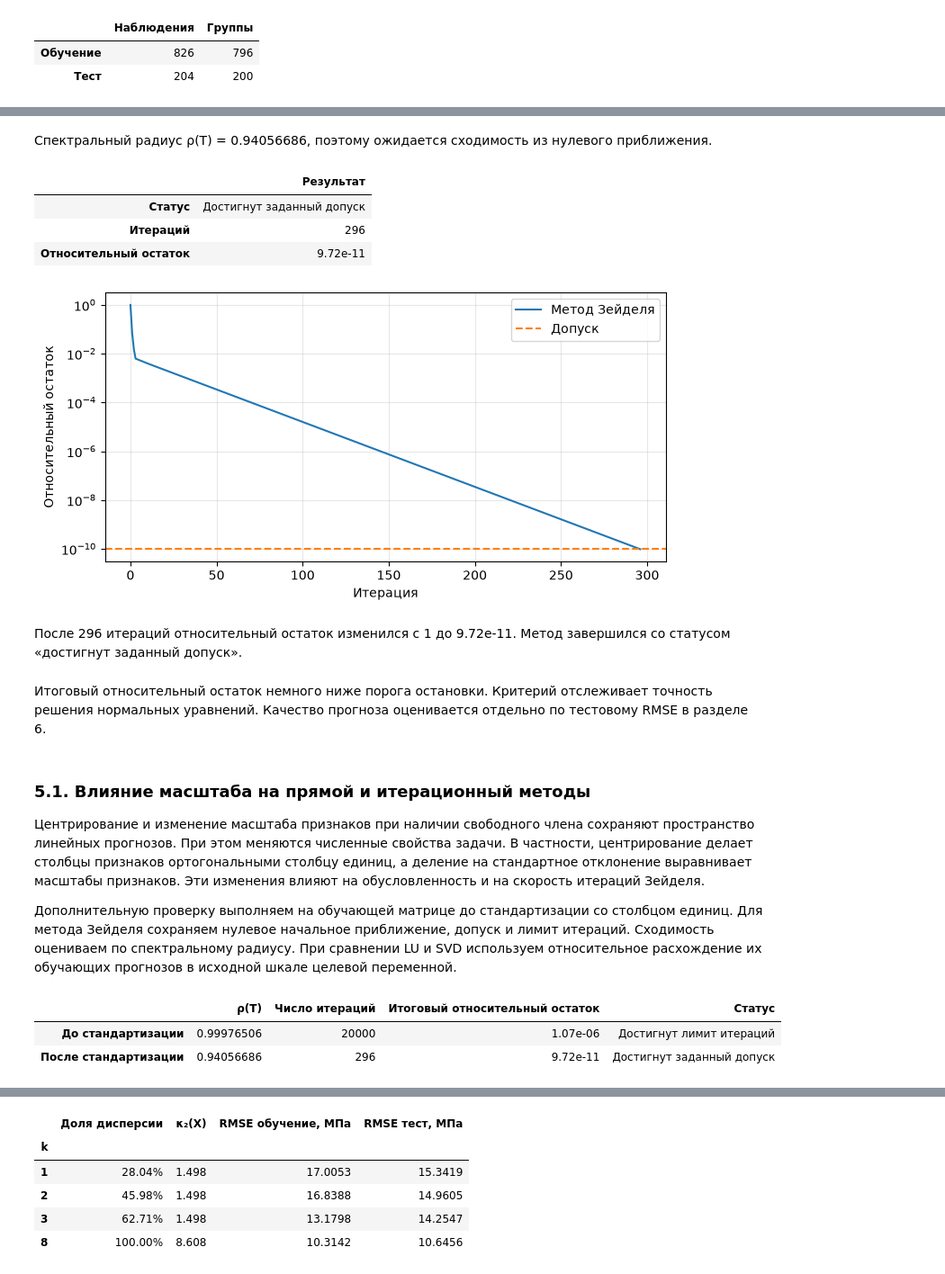
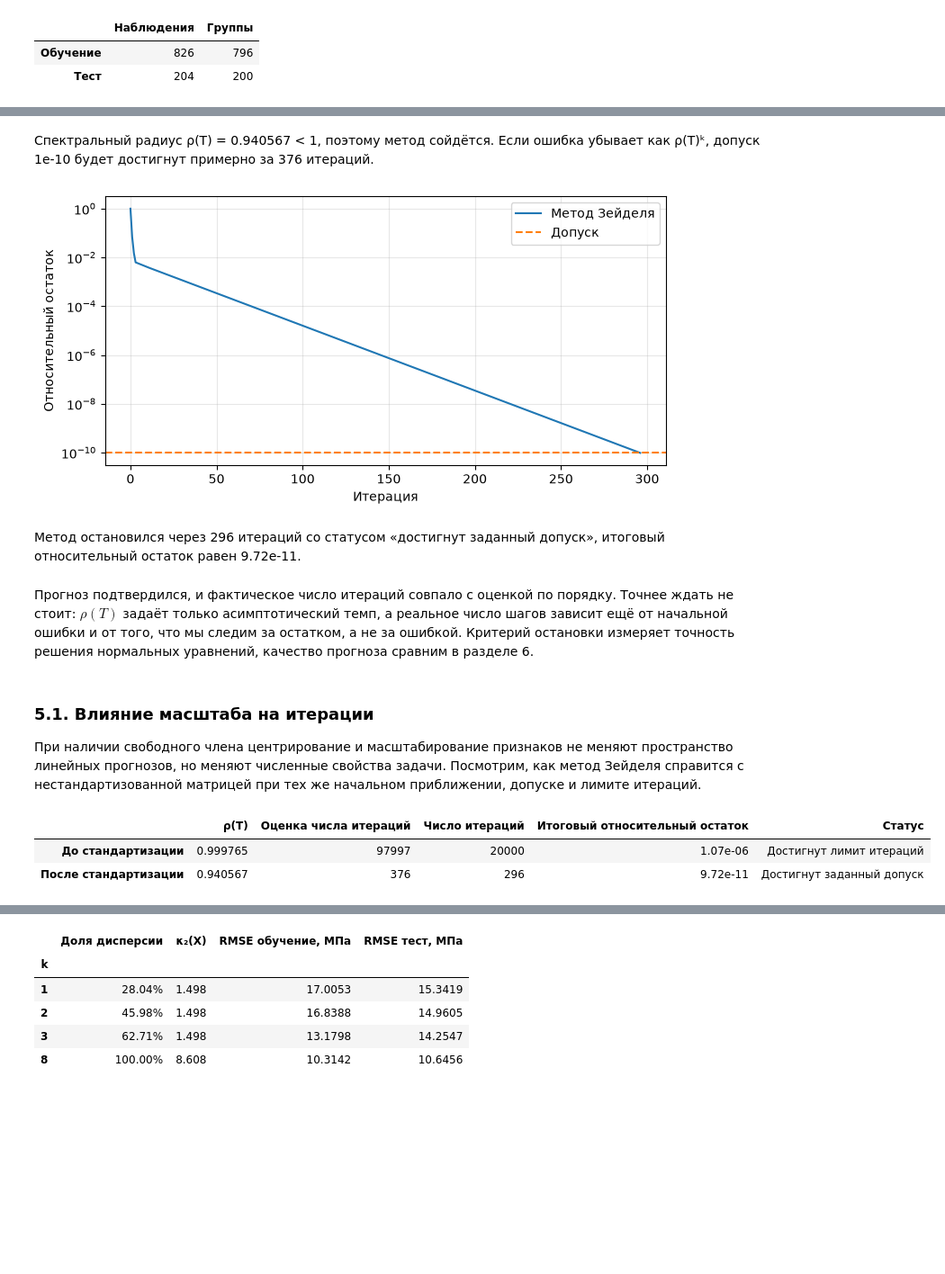
Before and after one commit to samjokk/momo-1, a Jupyter notebook: lab-1/Лабораторная_работа_1.ipynb, the cells around one changed output, grey strips where cells are left out. Shown at 90% size. Saved outputs shown, nothing was run; the diff lists cells and outputs as text; code cells hidden in the pictures; blank space fills up the shorter version.

```diff
--- a/lab-1/Лабораторная_работа_1.ipynb
+++ b/lab-1/Лабораторная_работа_1.ipynb
@@ -330,11 +328,19 @@ $$\beta^{(k+1)}=\beta^{(k)}+M^{-1}(b-A\beta^{(k)}).$$
 # %%
 TOL = 1e-10
 MAX_ITER = 20_000
+
+
 def prepare_seidel(matrix):
     lower = np.tril(matrix)
     iteration_matrix = solve_triangular(lower, -np.triu(matrix, k=1), lower=True)
     radius = np.max(np.abs(np.linalg.eigvals(iteration_matrix)))
     return lower, radius
+
+
+def expected_iterations(radius, tolerance):
+    if radius >= 1:
+        return np.inf
+    return int(np.ceil(np.log(tolerance) / np.log(radius)))
 
 
 def solve_seidel(matrix, rhs, lower, tolerance, max_iterations):
@@ -360,20 +366,19 @@ def solve_seidel(matrix, rhs, lower, tolerance, max_iterations):
 
 
 lower, rho = prepare_seidel(A)
-forecast = (
-    "ожидается сходимость из нулевого приближения" if rho < 1
-    else "спектральное условие сходимости для произвольного начального приближения не выполнено"
-)
-display(Markdown(f"Спектральный радиус ρ(T) = {rho:.8f}, поэтому {forecast}."))
+iterations_forecast = expected_iterations(rho, TOL)
+if rho < 1:
+    forecast = (
+        f"Спектральный радиус ρ(T) = {rho:.6f} < 1, поэтому метод сойдётся. "
+        f"Если ошибка убывает как ρ(T)ᵏ, допуск {TOL:g} будет достигнут примерно за {iterations_forecast} итераций."
+    )
+else:
+    forecast = f"Спектральный радиус ρ(T) = {rho:.6f} ≥ 1, сходимость из произвольного приближения не гарантирована."
+display(Markdown(forecast))
 
 beta_gs, residual_history, gs_status = solve_seidel(A, b, lower, TOL, MAX_ITER)
 iteration = len(residual_history) - 1
 
-display(pd.Series({
-    "Статус": gs_status,
-    "Итераций": iteration,
-    "Относительный остаток": f"{residual_history[-1]:.2e}",
-}).to_frame("Результат"))
 fig, ax = plt.subplots(figsize=(7, 3.5), layout="constrained")
 ax.semilogy(residual_history, label="Метод Зейделя")
 ax.axhline(TOL, color="tab:orange", linestyle="--", label="Допуск")
@@ -383,42 +388,37 @@ ax.legend()
 plt.show()
 
 display(Markdown(
-    f"После {iteration} итераций относительный остаток изменился "
-    f"с {residual_history[0]:.2g} до {residual_history[-1]:.2e}. "
-    f"Метод завершился со статусом «{gs_status.lower()}»."
+    f"Метод остановился через {iteration} итераций со статусом «{gs_status.lower()}», "
+    f"итоговый относительный остаток равен {residual_history[-1]:.2e}."
 ))
 # %% [output]
-Спектральный радиус ρ(T) = 0.94056686, поэтому ожидается сходимость из нулевого приближения.
+Спектральный радиус ρ(T) = 0.940567 < 1, поэтому метод сойдётся. Если ошибка убывает как ρ(T)ᵏ, допуск 1e-10 будет достигнут примерно за 376 итераций.
-|  | Результат |
-| Статус | Достигнут заданный допуск |
-| Итераций | 296 |
-| Относительный остаток | 9.72e-11 |
 [figure]
-После 296 итераций относительный остаток изменился с 1 до 9.72e-11. Метод завершился со статусом «достигнут заданный допуск».
+Метод остановился через 296 итераций со статусом «достигнут заданный допуск», итоговый относительный остаток равен 9.72e-11.
 # %% [markdown]
-Итоговый относительный остаток немного ниже порога остановки. Критерий отслеживает точность решения нормальных уравнений. Качество прогноза оценивается отдельно по тестовому RMSE в разделе 6.
+Прогноз подтвердился, и фактическое число итераций совпало с оценкой по порядку. Точнее ждать не стоит: $\rho(T)$ задаёт только асимптотический темп, а реальное число шагов зависит ещё от начальной ошибки и от того, что мы следим за остатком, а не за ошибкой. Критерий остановки измеряет точность решения нормальных уравнений, качество прогноза сравним в разделе 6.
 # %% [markdown]
-### 5.1. Влияние масштаба на прямой и итерационный методы
+### 5.1. Влияние масштаба на итерации
 
-Центрирование и изменение масштаба признаков при наличии свободного члена сохраняют пространство линейных прогнозов. При этом меняются численные свойства задачи. В частности, центрирование делает столбцы признаков ортогональными столбцу единиц, а деление на стандартное отклонение выравнивает масштабы признаков. Эти изменения влияют на обусловленность и на скорость итераций Зейделя.
-
-Дополнительную проверку выполняем на обучающей матрице до стандартизации со столбцом единиц. Для метода Зейделя сохраняем нулевое начальное приближение, допуск и лимит итераций. Сходимость оцениваем по спектральному радиусу. При сравнении LU и SVD используем относительное расхождение их обучающих прогнозов в исходной шкале целевой переменной.
+При наличии свободного члена центрирование и масштабирование признаков не меняют пространство линейных прогнозов, но меняют численные свойства задачи. Посмотрим, как метод Зейделя справится с нестандартизованной матрицей при тех же начальном приближении, допуске и лимите итераций.
 # %%
 A_raw = X_train_raw.T @ X_train_raw
 b_raw = X_train_raw.T @ y_train
 lower_raw, rho_raw = prepare_seidel(A_raw)
+iterations_forecast_raw = expected_iterations(rho_raw, TOL)
 _, raw_history, raw_status = solve_seidel(A_raw, b_raw, lower_raw, TOL, MAX_ITER)
 
 display(pd.DataFrame({
     "ρ(T)": [rho_raw, rho],
+    "Оценка числа итераций": [iterations_forecast_raw, iterations_forecast],
     "Число итераций": [len(raw_history) - 1, iteration],
     "Итоговый относительный остаток": [raw_history[-1], residual_history[-1]],
     "Статус": [raw_status, gs_status],
 }, index=["До стандартизации", "После стандартизации"]).style.format({
-    "ρ(T)": "{:.8f}", "Итоговый относительный остаток": "{:.2e}",
+    "ρ(T)": "{:.6f}", "Итоговый относительный остаток": "{:.2e}",
 }))
 # %% [output]
-|  | ρ(T) | Число итераций | Итоговый относительный остаток | Статус |
-| До стандартизации | 0.99976506 | 20000 | 1.07e-06 | Достигнут лимит итераций |
-| После стандартизации | 0.94056686 | 296 | 9.72e-11 | Достигнут заданный допуск |
+|  | ρ(T) | Оценка числа итераций | Число итераций | Итоговый относительный остаток | Статус |
+| До стандартизации | 0.999765 | 97997 | 20000 | 1.07e-06 | Достигнут лимит итераций |
+| После стандартизации | 0.940567 | 376 | 296 | 9.72e-11 | Достигнут заданный допуск |
 # %% [markdown]
```
Also changed, not shown: parts of 33 cells of this notebook.
